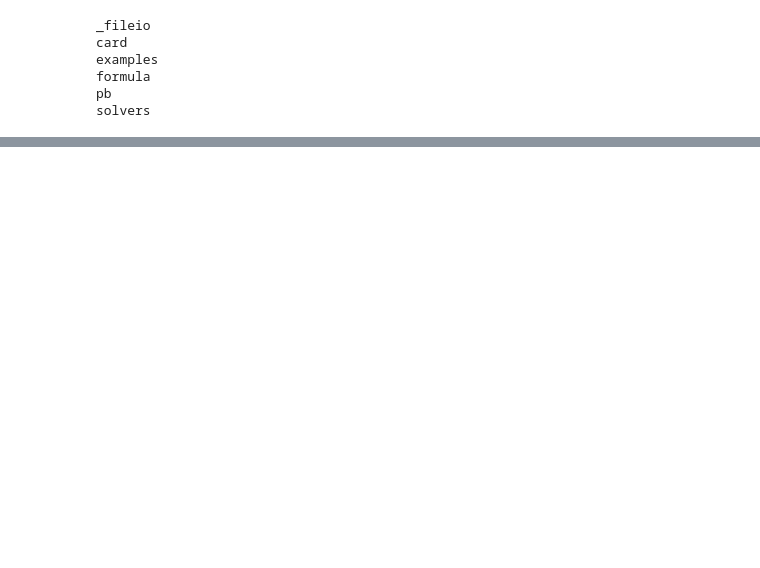
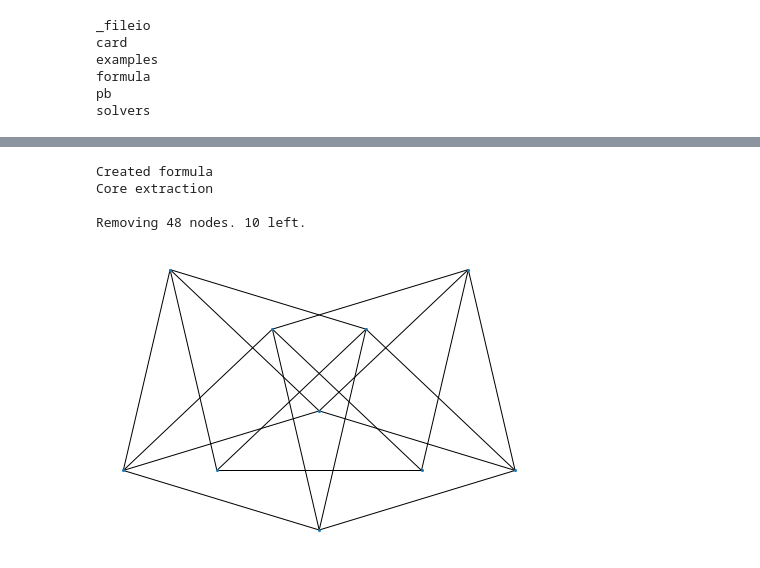
Before and after one commit to oisincar/cnp-5, a Jupyter notebook: SubGraphExplore.ipynb, the cells around one changed output, grey strips where cells are left out. Drawn from its saved outputs; the diff is of its cells as text; code cells hidden in the pictures; blank space fills up the shorter version.

```diff
--- a/SubGraphExplore.ipynb
+++ b/SubGraphExplore.ipynb
@@ -151,0 +153,15 @@ Number of isomorphisms: 3400 But really: 425
+# %%
+G = nx.read_gpickle("graphs/v34590.gpickle")
+# %%
+# Look for small non-3 colourable graphs. Moser spindles 2.0?
+
+node_count = len(G.G.nodes)
+cnp.sat.optimize(G, num_colours=3, extract_MUS=False, shuffle=True, verbosity=2)
+diff = node_count - len(G.G.nodes)
+G.show()
+# %% [output]
+Created formula
+Core extraction
+
+Removing 48 nodes. 10 left.
+[figure, added]
```
Also changed, not shown: parts of 19 cells of this notebook, 8 other files.
